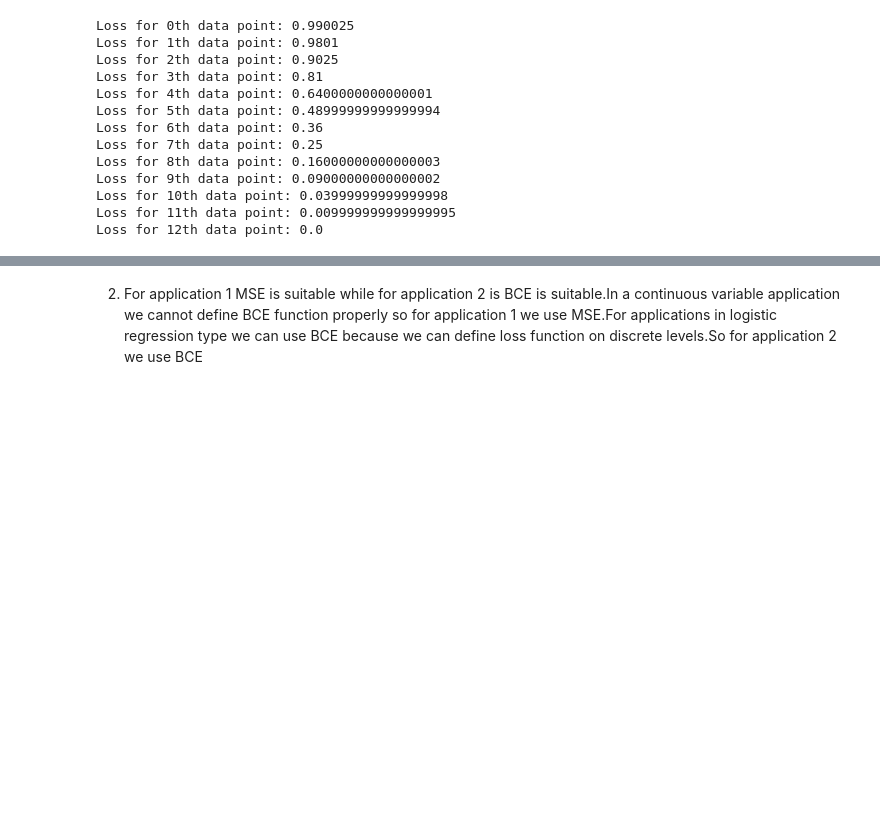
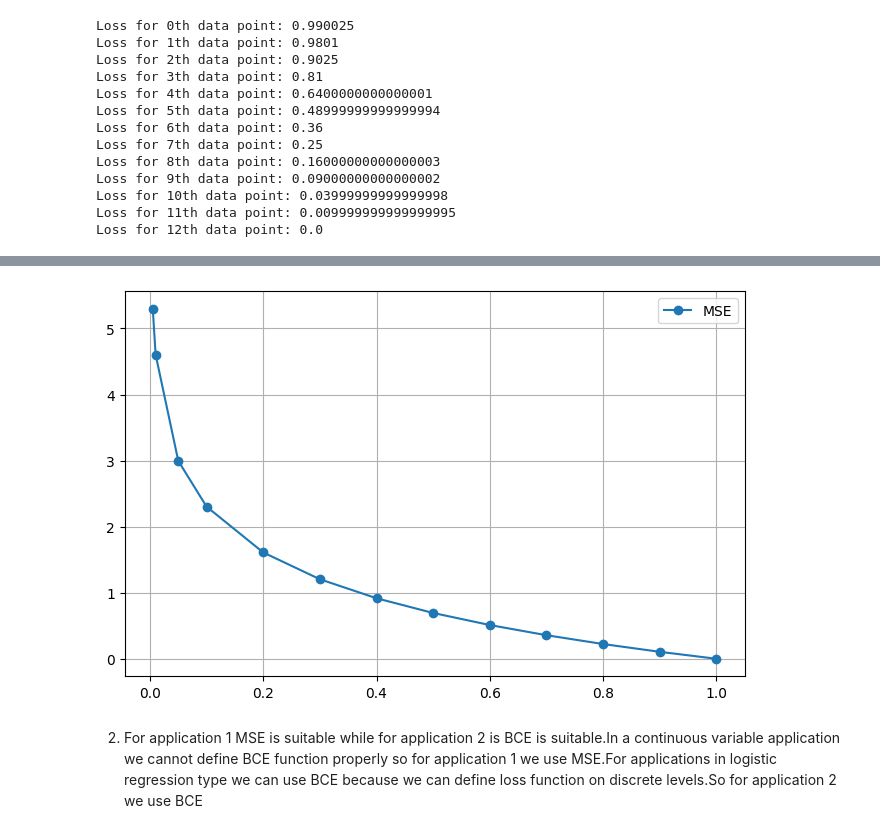
Before and after one commit to LuchithaP/EN3150-Pattern-Recognition, a Jupyter notebook: source_code.ipynb, the cells around one changed output, grey strips where cells are left out. Saved outputs shown, nothing was run; the diff lists cells and outputs as text; code cells hidden in the pictures; blank space fills up the shorter version.

```diff
--- a/source_code.ipynb
+++ b/source_code.ipynb
@@ -224,3 +232,11 @@ plt.show()
+# %%
+plt.figure(figsize=(8,5))
+plt.plot(y_pred, error_BCE, 'o-', label='MSE')
+plt.legend()
+plt.grid(True)
+plt.show()
+# %% [output]
+[figure, added]
 # %% [markdown]
 2. For application 1 MSE is suitable while for application 2 is BCE is suitable.In a continuous variable application we cannot define BCE function properly so for application 1 we use MSE.For applications in logistic regression type we can use BCE because we can define loss function on discrete levels.So for application 2 we use BCE
 # %% [markdown]
```
Also changed, not shown: parts of 14 cells of this notebook.
